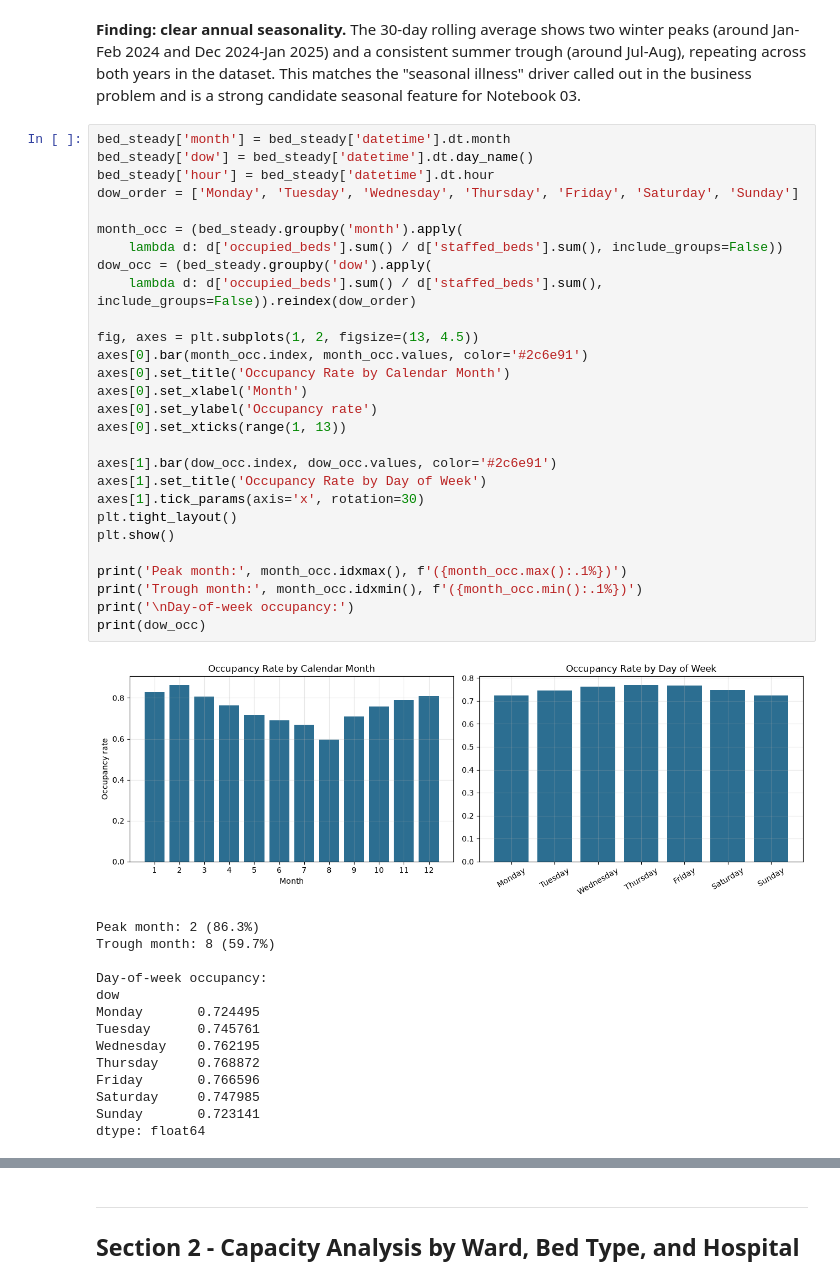
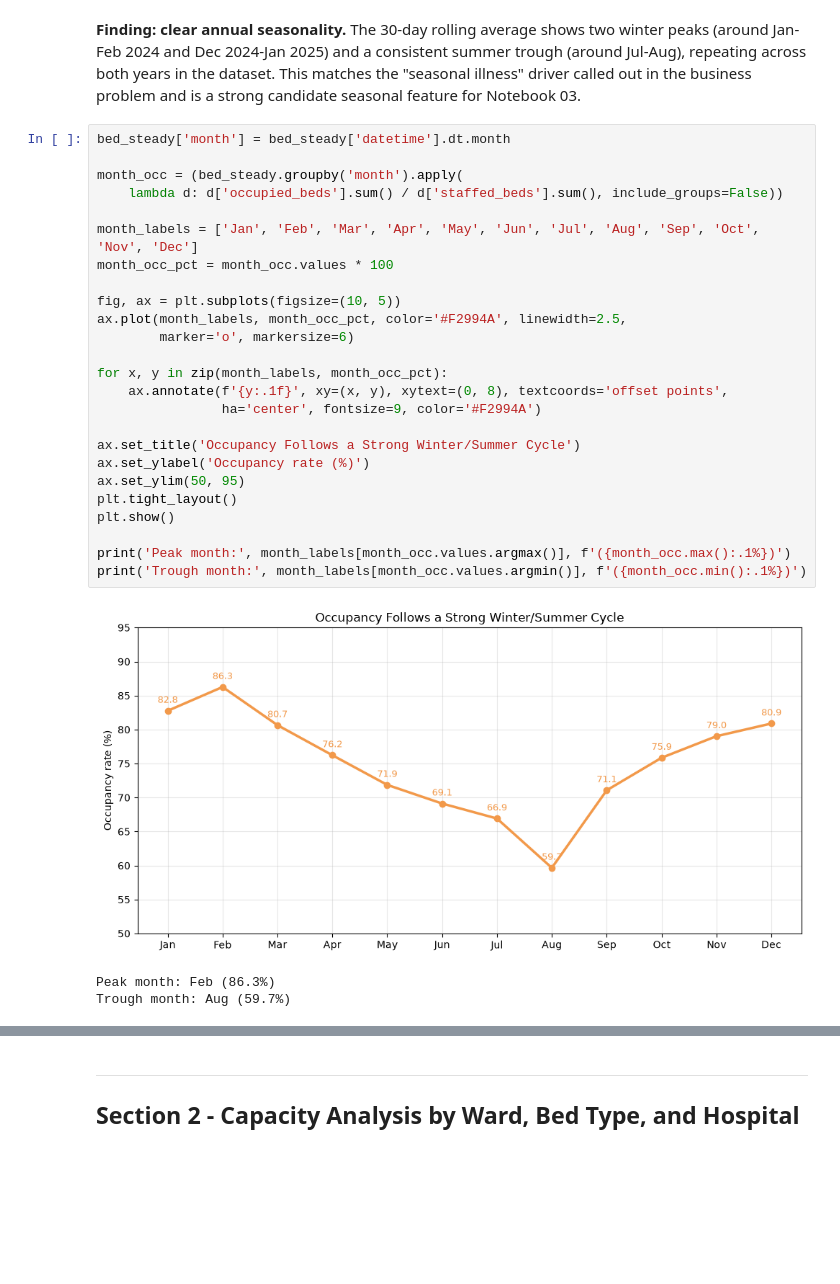
Before and after one commit to DataRevivalist/hospital_bed_occupancy_forecast, a Jupyter notebook: notebooks/02_Exploratory_Data_Analysis.ipynb, the cells around one changed output, grey strips where cells are left out. Cells and saved outputs as stored; diff of their text form; blank space fills up the shorter version.

```diff
--- a/notebooks/02_Exploratory_Data_Analysis.ipynb
+++ b/notebooks/02_Exploratory_Data_Analysis.ipynb
@@ -161,45 +161,31 @@ repeating across both years in the dataset. This matches the "seasonal illness"
 out in the business problem and is a strong candidate seasonal feature for Notebook 03.
 # %%
 bed_steady['month'] = bed_steady['datetime'].dt.month
-bed_steady['dow'] = bed_steady['datetime'].dt.day_name()
-bed_steady['hour'] = bed_steady['datetime'].dt.hour
-dow_order = ['Monday', 'Tuesday', 'Wednesday', 'Thursday', 'Friday', 'Saturday', 'Sunday']
 
 month_occ = (bed_steady.groupby('month').apply(
     lambda d: d['occupied_beds'].sum() / d['staffed_beds'].sum(), include_groups=False))
-dow_occ = (bed_steady.groupby('dow').apply(
-    lambda d: d['occupied_beds'].sum() / d['staffed_beds'].sum(), include_groups=False)).reindex(dow_order)
 
-fig, axes = plt.subplots(1, 2, figsize=(13, 4.5))
-axes[0].bar(month_occ.index, month_occ.values, color='#2c6e91')
-axes[0].set_title('Occupancy Rate by Calendar Month')
-axes[0].set_xlabel('Month')
-axes[0].set_ylabel('Occupancy rate')
-axes[0].set_xticks(range(1, 13))
+month_labels = ['Jan', 'Feb', 'Mar', 'Apr', 'May', 'Jun', 'Jul', 'Aug', 'Sep', 'Oct', 'Nov', 'Dec']
+month_occ_pct = month_occ.values * 100
 
-axes[1].bar(dow_occ.index, dow_occ.values, color='#2c6e91')
-axes[1].set_title('Occupancy Rate by Day of Week')
-axes[1].tick_params(axis='x', rotation=30)
+fig, ax = plt.subplots(figsize=(10, 5))
+ax.plot(month_labels, month_occ_pct, color='#F2994A', linewidth=2.5,
+        marker='o', markersize=6)
+
+for x, y in zip(month_labels, month_occ_pct):
+    ax.annotate(f'{y:.1f}', xy=(x, y), xytext=(0, 8), textcoords='offset points',
+                ha='center', fontsize=9, color='#F2994A')
+
+ax.set_title('Occupancy Follows a Strong Winter/Summer Cycle')
+ax.set_ylabel('Occupancy rate (%)')
+ax.set_ylim(50, 95)
 plt.tight_layout()
 plt.show()
 
-print('Peak month:', month_occ.idxmax(), f'({month_occ.max():.1%})')
-print('Trough month:', month_occ.idxmin(), f'({month_occ.min():.1%})')
-print('\nDay-of-week occupancy:')
-print(dow_occ)
+print('Peak month:', month_labels[month_occ.values.argmax()], f'({month_occ.max():.1%})')
+print('Trough month:', month_labels[month_occ.values.argmin()], f'({month_occ.min():.1%})')
 # %% [output]
-[figure, old version]
+[figure, new version]
-Peak month: 2 (86.3%)
-Trough month: 8 (59.7%)
-
-Day-of-week occupancy:
-dow
-Monday       0.724495
-Tuesday      0.745761
-Wednesday    0.762195
-Thursday     0.768872
-Friday       0.766596
-Saturday     0.747985
-Sunday       0.723141
-dtype: float64
+Peak month: Feb (86.3%)
+Trough month: Aug (59.7%)
 # %% [markdown]
```
Also changed, not shown: parts of 1 cell of this notebook, 3 other files.
